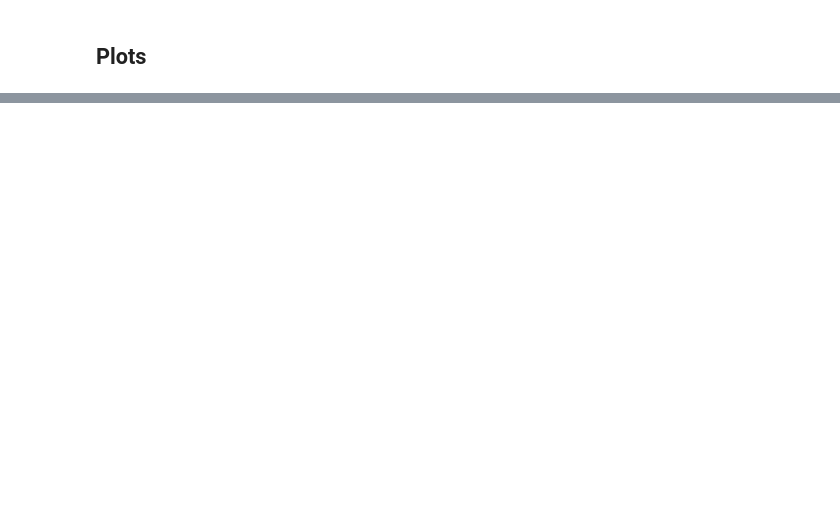
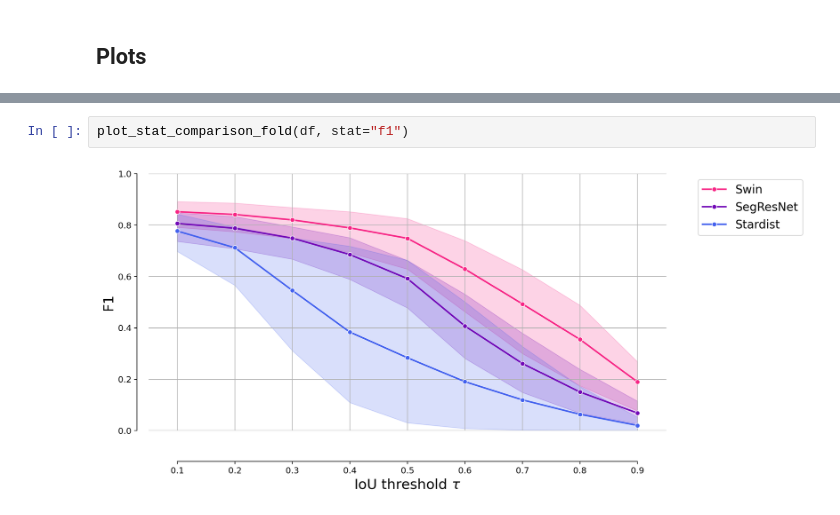
Before and after one commit to C-Achard/cellseg3d-figures, a Jupyter notebook: book/figX-x-supervised/supervised_benchmark.ipynb, the cells around one changed output, grey strips where cells are left out. Drawn from its saved outputs; the diff is of its cells as text; blank space fills up the shorter version.

```diff
--- a/book/figX-x-supervised/supervised_benchmark.ipynb
+++ b/book/figX-x-supervised/supervised_benchmark.ipynb
@@ -179,0 +175,4 @@ plot_stat_comparison(taus, model_stats, names, stat="f1")
+# %%
+plot_stat_comparison_fold(df, stat="f1")
+# %% [output]
+[figure, added]
```
Also changed, not shown: parts of 18 cells of this notebook, 1 other file.
